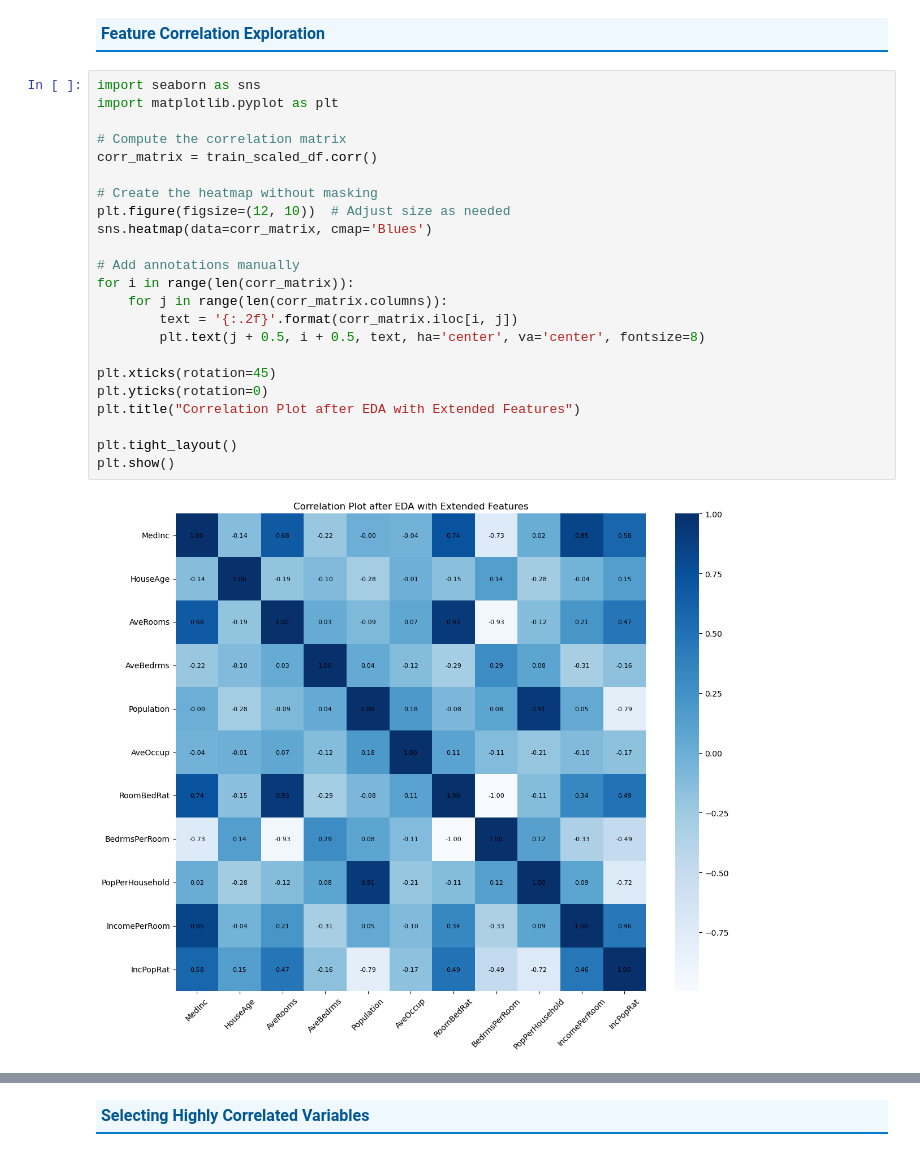
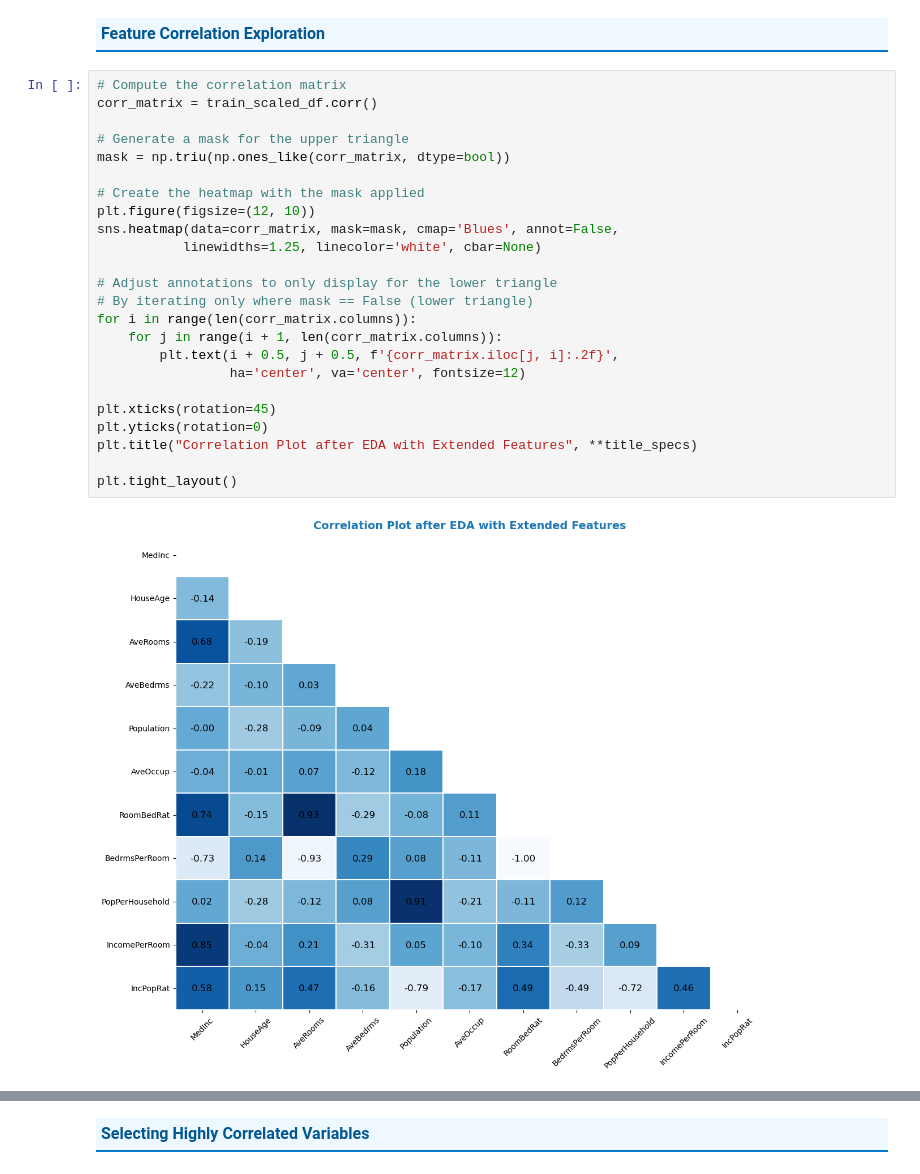
Before and after one commit to Marko-zu/tabular-playground, a Jupyter notebook: house_price_prediction/notebooks/house price prediction.ipynb, the cells around one changed output, grey strips where cells are left out. Saved outputs shown, nothing was run; the diff lists cells and outputs as text.

```diff
--- a/house_price_prediction/notebooks/house price prediction.ipynb
+++ b/house_price_prediction/notebooks/house price prediction.ipynb
@@ -959,27 +959,28 @@ test_scaled_df = pd.DataFrame(X_test_scaled, columns = train.columns)
   Feature Correlation Exploration
 </p>
 # %%
-import seaborn as sns
-import matplotlib.pyplot as plt
-
 # Compute the correlation matrix
 corr_matrix = train_scaled_df.corr()
 
-# Create the heatmap without masking
-plt.figure(figsize=(12, 10))  # Adjust size as needed
-sns.heatmap(data=corr_matrix, cmap='Blues')
+# Generate a mask for the upper triangle
+mask = np.triu(np.ones_like(corr_matrix, dtype=bool))
 
-# Add annotations manually
-for i in range(len(corr_matrix)):
-    for j in range(len(corr_matrix.columns)):
-        text = '{:.2f}'.format(corr_matrix.iloc[i, j])
-        plt.text(j + 0.5, i + 0.5, text, ha='center', va='center', fontsize=8)
+# Create the heatmap with the mask applied
+plt.figure(figsize=(12, 10))
+sns.heatmap(data=corr_matrix, mask=mask, cmap='Blues', annot=False,
+           linewidths=1.25, linecolor='white', cbar=None)
+
+# Adjust annotations to only display for the lower triangle
+# By iterating only where mask == False (lower triangle)
+for i in range(len(corr_matrix.columns)):
+    for j in range(i + 1, len(corr_matrix.columns)):
+        plt.text(i + 0.5, j + 0.5, f'{corr_matrix.iloc[j, i]:.2f}',
+                 ha='center', va='center', fontsize=12)
 
 plt.xticks(rotation=45)
 plt.yticks(rotation=0)
-plt.title("Correlation Plot after EDA with Extended Features")
+plt.title("Correlation Plot after EDA with Extended Features", **title_specs)
 
 plt.tight_layout()
-plt.show()
 # %% [output]
-[figure, old version]
+[figure, new version]
```
Also changed, not shown: parts of 5 cells of this notebook.
